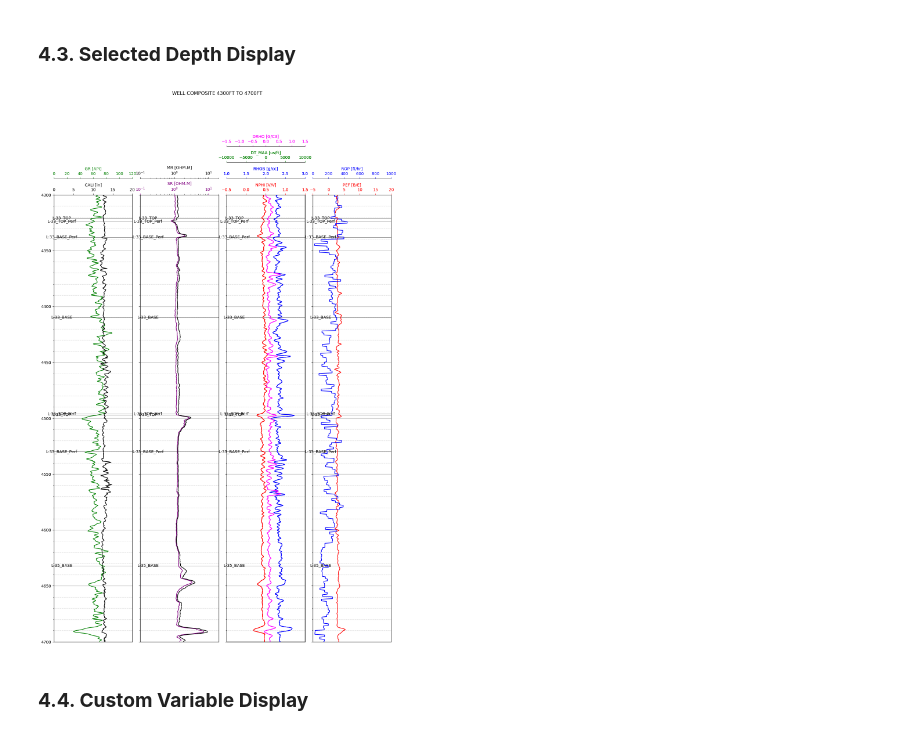
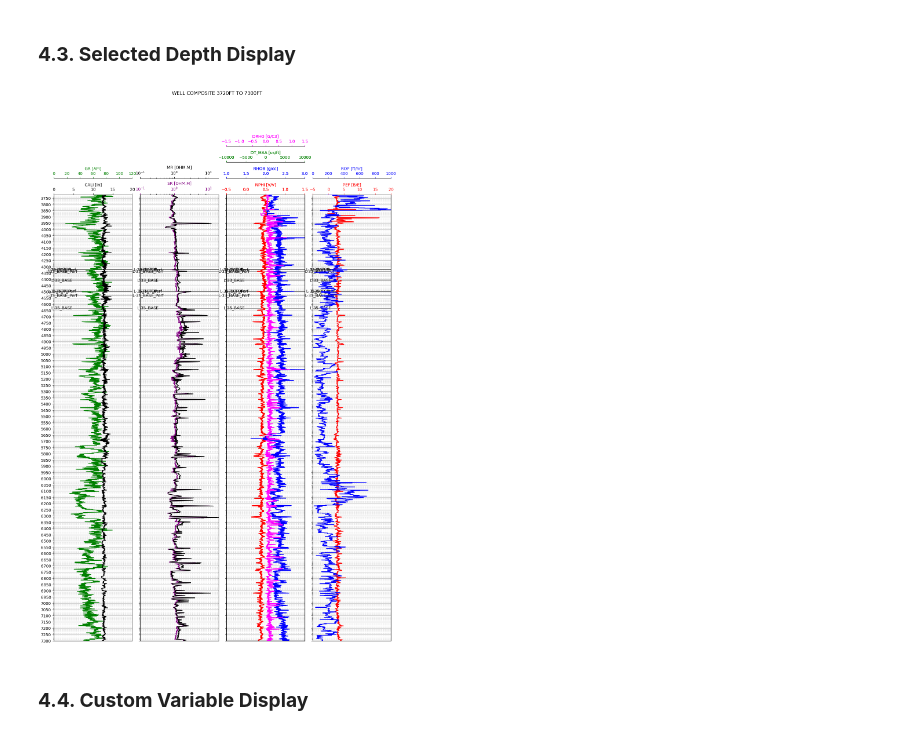
Before and after one commit to ARoyyanF/cuml-tf-model-hydrocarbon-prediction, a Jupyter notebook: BWLI/BWLI_simplified_v2_hydrocarbon layerlabel.ipynb, the cells around one changed output. Saved outputs shown, nothing was run; the diff lists cells and outputs as text; code cells hidden in the pictures.

```diff
--- a/BWLI/BWLI_simplified_v2_hydrocarbon layerlabel.ipynb
+++ b/BWLI/BWLI_simplified_v2_hydrocarbon layerlabel.ipynb
@@ -399,8 +399,8 @@ combo_plot(
 ### **4.3. Selected Depth Display**
 # %%
 # MENAMPILKAN DATA LOG DARI UJUNG ATAS SAMPAI BAWAH YANG DIINGINKAN
-depth_start = 4300
-depth_end = 4700
+depth_start = 3720
+depth_end = 7300
 
 combo_plot(
     raw_data,
@@ -416,34 +416,34 @@ combo_plot(
         "positions": [40, 0],
         "colors": ["green", "black"],
     },
     traject2={
         "data": ["SR", "MR"],
         "intervals": [(0.1, 20), (0.1, 20)],
         "scales": ["log", "log"],
         "labels": ["SR [OHM.M]", "MR [OHM.M]"],
         "positions": [0, 40],
         "colors": ["purple", "black"],
     },
     traject3={
         "data": ["NPHI", "RHOB_CORR", "DT_MAA", "DRHO"],
         "intervals": [(-0.5, 1.5), (1, 3), (-10000, 10000), (-1.5, 1.5)],
         "scales": ["linear", "linear", "linear", "linear"],
         "labels": ["NPHI [V/V]", "RHOB [g/cc]", "DT_MAA [us/ft]", "DRHO [G/C3]"],
         "positions": [0, 40, 80, 120],
         "colors": ["red", "blue", "green", "magenta"],
     },
     traject4={
         "data": ["PEF", "ROP"],
         "intervals": [(-5, 20), (0, 1000)],
         "scales": ["linear", "linear"],
         "labels": ["PEF [B/E]", "ROP [ft/hr]"],
         "positions": [0, 40],
         "colors": ["red", "blue"],
     },
     ticks_interval=[50, 10],
 )
 # %% [output]
-[figure, old version]
+[figure, new version]
 # %% [markdown]
 ### **4.4. Custom Variable Display**
 # %%
```
Also changed, not shown: parts of 12 cells of this notebook, 19 other files.
